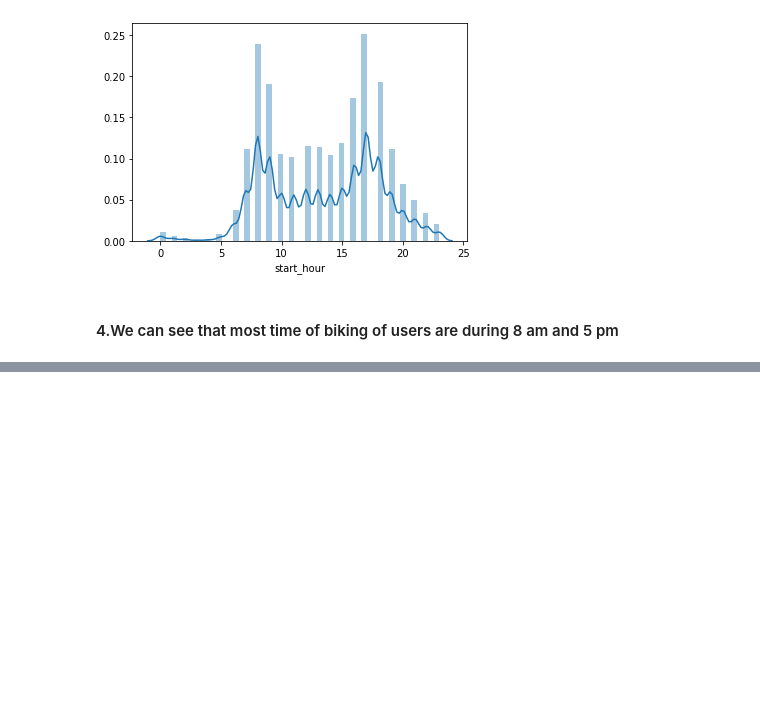
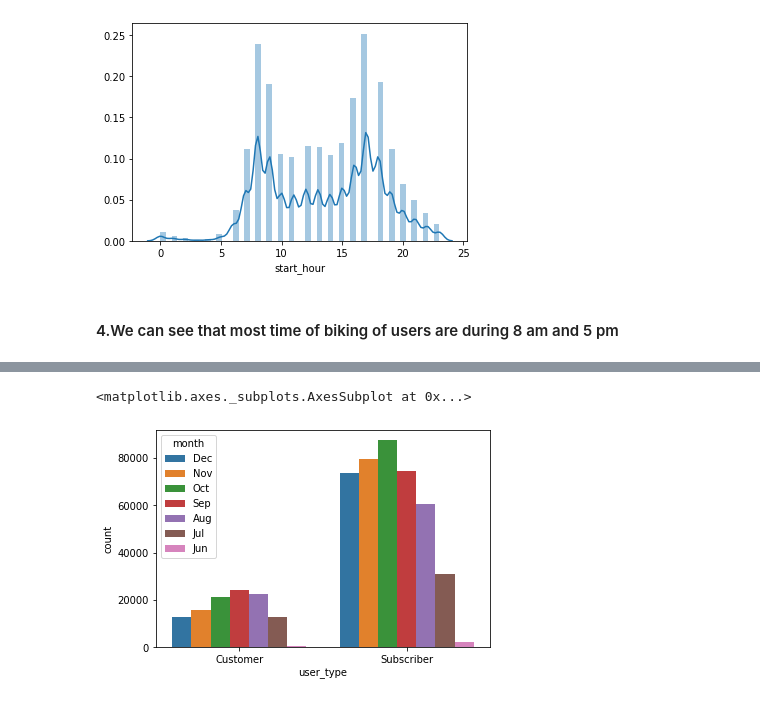
Before and after one commit to Siddharth1698/Ford-GoBike-Data-Visualization, a Jupyter notebook: exploration.ipynb, the cells around one changed output, grey strips where cells are left out. Cells and saved outputs as stored; diff of their text form; code cells hidden in the pictures; blank space fills up the shorter version.

```diff
--- a/exploration.ipynb
+++ b/exploration.ipynb
@@ -282,0 +313,4 @@ sb.distplot(df['start_hour'])
+# %%
+df['month_value'] = pd.DatetimeIndex(df['start_time']).month
+# %%
+df['user'] = df['user_type']
@@ -282,0 +332,3 @@ sb.distplot(df['start_hour'])
+# %%
+df['user'].replace( 'Customer',0,inplace=True)
+df['user'].replace( 'Subscriber',1,inplace=True)
@@ -282,0 +350,6 @@ sb.distplot(df['start_hour'])
+# %%
+base_color = sb.color_palette()[0]
+sb.countplot(data = df, x = 'user_type', hue = 'month')
+# %% [output]
+<matplotlib.axes._subplots.AxesSubplot at 0x...>
+[figure, added]
```
Also changed, not shown: parts of 16 cells of this notebook.
